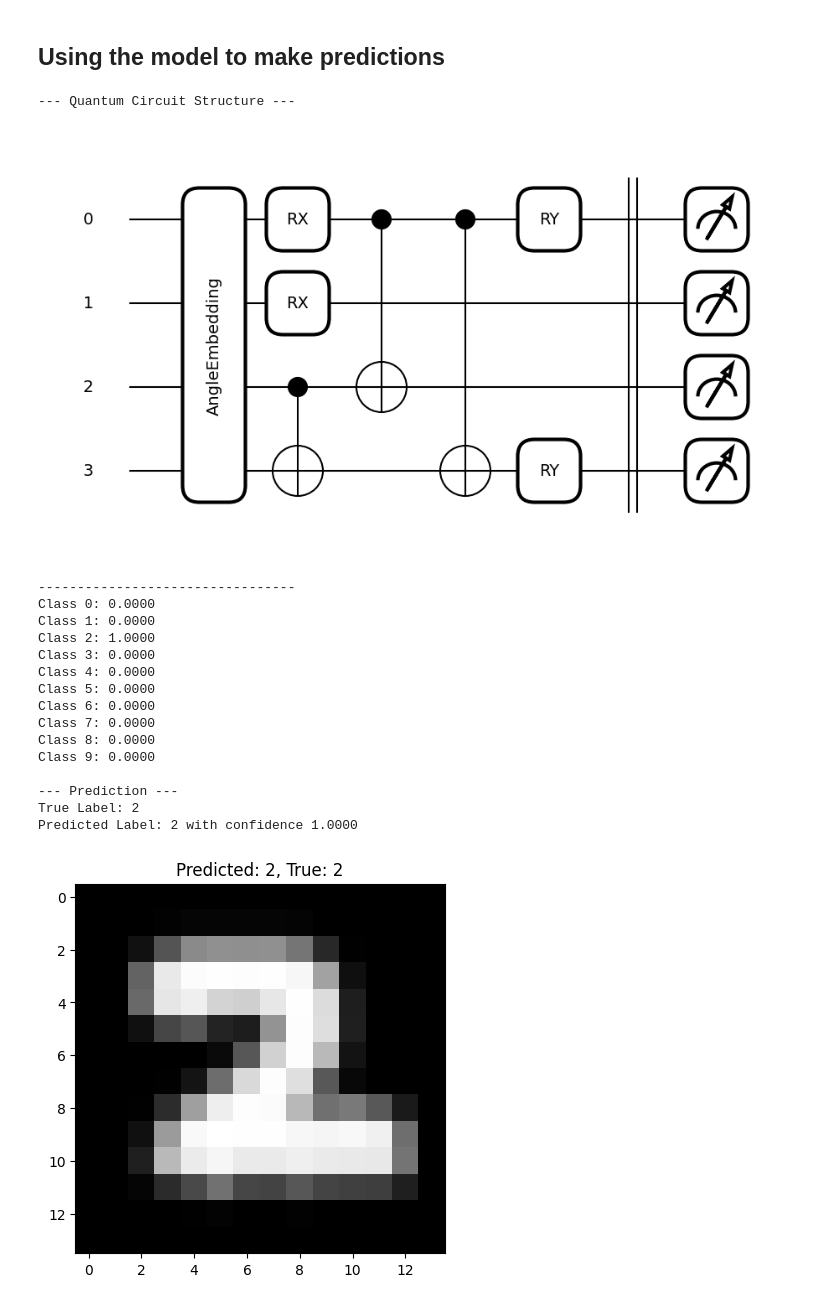
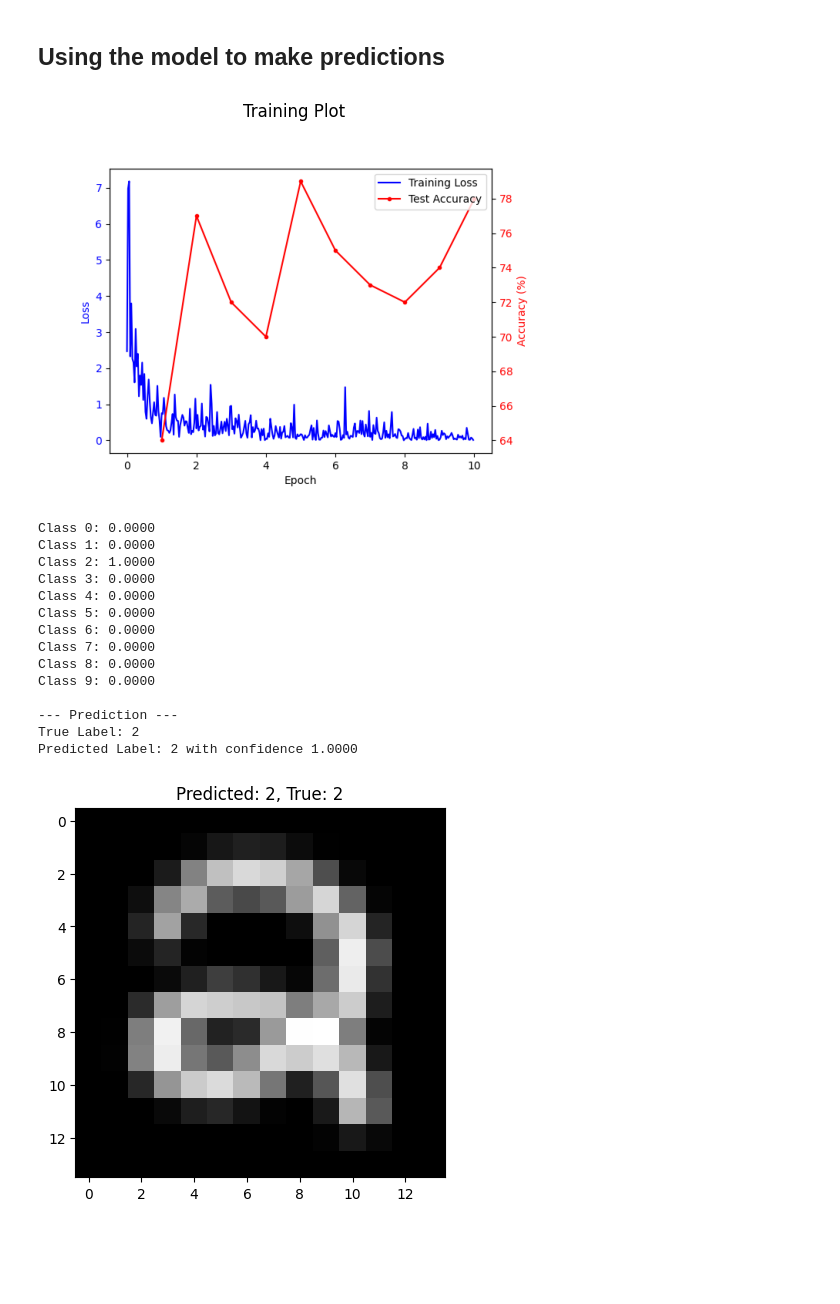
Before and after one commit to pk-2004/quantum-classification, a Jupyter notebook: HQNN/mnist/HQNN-Quanv-local.ipynb, the cells around one changed output. Cells and saved outputs as stored; diff of their text form; code cells hidden in the pictures; blank space fills up the shorter version.

```diff
--- a/HQNN/HQNN-Quanv-local.ipynb
+++ b/HQNN/mnist/HQNN-Quanv-local.ipynb
@@ -145,7 +152,7 @@ Output: tensor([[ 0.7344,  0.9068,  0.2850,  0.2804],
 ## Constructing the full model
 # %%
 class HQNNQuanv(nn.Module):
-    def __init__(self, image_size=8, kernel_size=2, depth=1, n_classes=10):
+    def __init__(self, image_size=8, kernel_size=2, depth=1, n_classes=10, draw_circuit=False):
         super().__init__()
 
         self.kernel_size = kernel_size
@@ -153,7 +160,7 @@ class HQNNQuanv(nn.Module):
         self.depth = depth
 
         # Quanvolutional layer
-        self.quanv = QuanvolutionalLayer(kernel_size=kernel_size, depth=depth)
+        self.quanv = QuanvolutionalLayer(kernel_size=kernel_size, depth=depth, draw_circuit=draw_circuit)
 
         # Calculate output size after sliding the kernel
         # For stride=1, padding=0:
@@ -339,8 +355,13 @@ learning_rate = 0.01
 
 # --- Model ---
 device = torch.device("cuda" if torch.cuda.is_available() else "cpu")
-model = HQNNQuanv(image_size=image_size, kernel_size=kernel_size, depth=depth, n_classes=n_classes).to(device)
+model = HQNNQuanv(
+    image_size=hyperparams['image_size'],
+    kernel_size=hyperparams['kernel_size'],
+    depth=hyperparams['depth'],
+    n_classes=hyperparams['n_classes']
+).to(device)
 
 # --- Run the Training ---
-train_hqnn_quanv(model, train_loader, test_loader, device, epochs=epochs, learning_rate=learning_rate)
+trained_model, training_plot = train_hqnn_quanv(model, train_loader, test_loader, device, epochs=epochs, learning_rate=learning_rate)
 # %% [output]
@@ -366,16 +405,29 @@ print(f"Model saved to {filename}")
 ## Using the model to make predictions
 # %%
 def load_model(filepath):
-    state_dict = torch.load(filepath)
+    checkpoint = torch.load(filepath)
+    hyperparams = checkpoint['hyperparams']
+    state_dict = checkpoint['state_dict']
 
-    # Create a new model instance with the same architecture
+    # Create a new model instance using the loaded hyperparameters
     loaded_model = HQNNQuanv(
-        image_size=image_size,
-        kernel_size=kernel_size,
-        depth=depth,
-        n_classes=n_classes
-    )
-    # Load the state dictionary
+        image_size=hyperparams['image_size'],
+        kernel_size=hyperparams['kernel_size'],
+        depth=hyperparams['depth'],
+        n_classes=hyperparams['n_classes']
+    ).to(device)
+
+    # Plot the training image for the model
+    plot_bytes = checkpoint.get('training_plot', None)
+    if plot_bytes is not None:
+        buf = io.BytesIO(plot_bytes)
+        img = Image.open(buf)
+        plt.imshow(img)
+        plt.axis('off')
+        plt.title('Training Plot')
+        plt.show()
+        buf.close()
+
     loaded_model.load_state_dict(state_dict)
     return loaded_model
 # %%
@@ -401,37 +453,35 @@ def predict_image(model, image_tensor):
 # %%
 # 4. Test prediction on a single image
 # Load the model from file
-model_from_path = load_model('hqnn_quanv_mnist_lightning.pth')
+model_from_path = load_model(filename)
 
 # Select a random image from the test dataset
 random_idx = random.randint(0, len(mnist_full) - 1)
 img, label = mnist_full[random_idx]
 img_batch = img.unsqueeze(0)  # Add batch dimension
 
 predicted, confidence = predict_image(model_from_path, img_batch)
 print(f"\n--- Prediction ---")
 print(f"True Label: {label}")
 print(f"Predicted Label: {predicted} with confidence {confidence:.4f}")
 
 plt.imshow(img.squeeze(), cmap='gray')
 plt.title(f"Predicted: {predicted}, True: {label}")
 plt.show()
 # %% [output]
+[figure, new version]
---- Quantum Circuit Structure ---
+Class 0: 0.0000
+Class 1: 0.0000
+Class 2: 1.0000
+Class 3: 0.0000
+Class 4: 0.0000
+Class 5: 0.0000
+Class 6: 0.0000
+Class 7: 0.0000
+Class 8: 0.0000
+Class 9: 0.0000
+
+--- Prediction ---
+True Label: 2
+Predicted Label: 2 with confidence 1.0000
-[figure, old version]
----------------------------------
-Class 0: 0.0000
-Class 1: 0.0000
-Class 2: 1.0000
-Class 3: 0.0000
-Class 4: 0.0000
-Class 5: 0.0000
-Class 6: 0.0000
-Class 7: 0.0000
-Class 8: 0.0000
-Class 9: 0.0000
-
---- Prediction ---
-True Label: 2
-Predicted Label: 2 with confidence 1.0000
-[figure, old version]
+[figure, new version]
```
Also changed, not shown: parts of 9 cells of this notebook, 11 other files.
